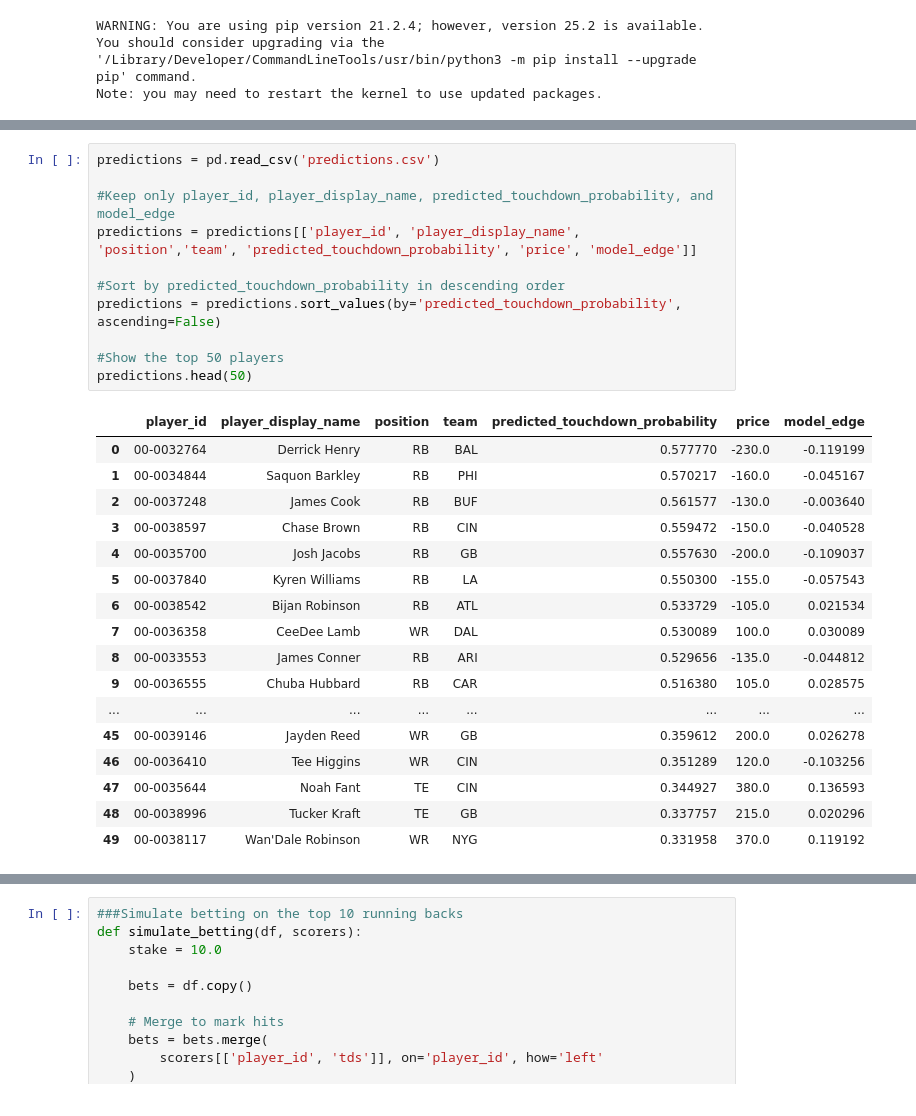
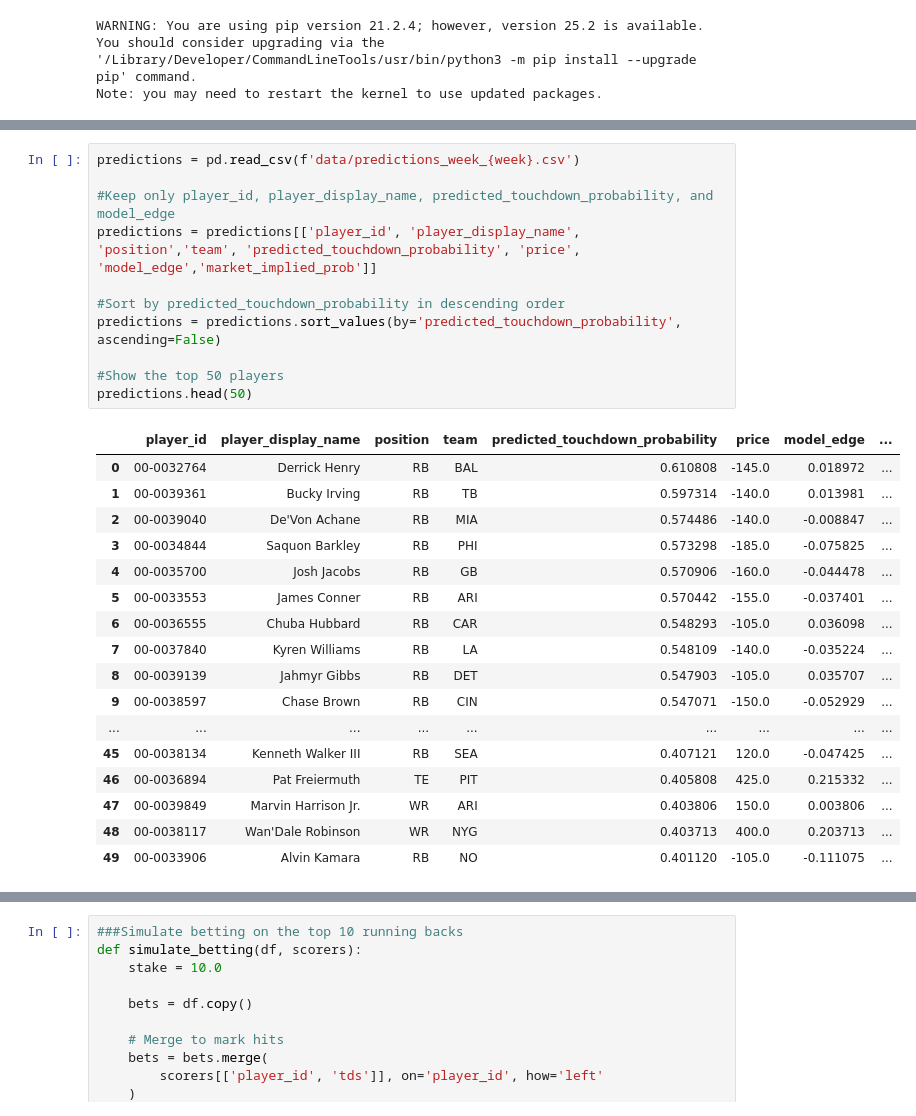
Before and after one commit to arysuri23/nfl_touchdown_model, a Jupyter notebook: evaluate.ipynb, the cells around one changed output, grey strips where cells are left out. Cells and saved outputs as stored; diff of their text form.

```diff
--- a/evaluate.ipynb
+++ b/evaluate.ipynb
@@ -68,34 +69,34 @@ Downcasting floats.
 | 48 | 00-0039361 | B.Irving | 1 |
 | 49 | 00-0039794 | B.Allen | 1 |
 # %%
-predictions = pd.read_csv('predictions.csv')
+predictions = pd.read_csv(f'data/predictions_week_{week}.csv')
 
 #Keep only player_id, player_display_name, predicted_touchdown_probability, and model_edge
-predictions = predictions[['player_id', 'player_display_name', 'position','team', 'predicted_touchdown_probability', 'price', 'model_edge']]
+predictions = predictions[['player_id', 'player_display_name', 'position','team', 'predicted_touchdown_probability', 'price', 'model_edge','market_implied_prob']]
 
 #Sort by predicted_touchdown_probability in descending order
 predictions = predictions.sort_values(by='predicted_touchdown_probability', ascending=False)
 
 #Show the top 50 players
 predictions.head(50)
 # %% [output]
-|  | player_id | player_display_name | position | team | predicted_touchdown_probability | price | model_edge |
-| 0 | 00-0032764 | Derrick Henry | RB | BAL | 0.577770 | -230.0 | -0.119199 |
-| 1 | 00-0034844 | Saquon Barkley | RB | PHI | 0.570217 | -160.0 | -0.045167 |
-| 2 | 00-0037248 | James Cook | RB | BUF | 0.561577 | -130.0 | -0.003640 |
-| 3 | 00-0038597 | Chase Brown | RB | CIN | 0.559472 | -150.0 | -0.040528 |
-| 4 | 00-0035700 | Josh Jacobs | RB | GB | 0.557630 | -200.0 | -0.109037 |
-| 5 | 00-0037840 | Kyren Williams | RB | LA | 0.550300 | -155.0 | -0.057543 |
-| 6 | 00-0038542 | Bijan Robinson | RB | ATL | 0.533729 | -105.0 | 0.021534 |
-| 7 | 00-0036358 | CeeDee Lamb | WR | DAL | 0.530089 | 100.0 | 0.030089 |
-| 8 | 00-0033553 | James Conner | RB | ARI | 0.529656 | -135.0 | -0.044812 |
-| 9 | 00-0036555 | Chuba Hubbard | RB | CAR | 0.516380 | 105.0 | 0.028575 |
-| ... | ... | ... | ... | ... | ... | ... | ... |
-| 45 | 00-0039146 | Jayden Reed | WR | GB | 0.359612 | 200.0 | 0.026278 |
-| 46 | 00-0036410 | Tee Higgins | WR | CIN | 0.351289 | 120.0 | -0.103256 |
-| 47 | 00-0035644 | Noah Fant | TE | CIN | 0.344927 | 380.0 | 0.136593 |
-| 48 | 00-0038996 | Tucker Kraft | TE | GB | 0.337757 | 215.0 | 0.020296 |
-| 49 | 00-0038117 | Wan'Dale Robinson | WR | NYG | 0.331958 | 370.0 | 0.119192 |
+|  | player_id | player_display_name | position | team | predicted_touchdown_probability | price | model_edge | ... |
+| 0 | 00-0032764 | Derrick Henry | RB | BAL | 0.610808 | -145.0 | 0.018972 | ... |
+| 1 | 00-0039361 | Bucky Irving | RB | TB | 0.597314 | -140.0 | 0.013981 | ... |
+| 2 | 00-0039040 | De'Von Achane | RB | MIA | 0.574486 | -140.0 | -0.008847 | ... |
+| 3 | 00-0034844 | Saquon Barkley | RB | PHI | 0.573298 | -185.0 | -0.075825 | ... |
+| 4 | 00-0035700 | Josh Jacobs | RB | GB | 0.570906 | -160.0 | -0.044478 | ... |
+| 5 | 00-0033553 | James Conner | RB | ARI | 0.570442 | -155.0 | -0.037401 | ... |
+| 6 | 00-0036555 | Chuba Hubbard | RB | CAR | 0.548293 | -105.0 | 0.036098 | ... |
+| 7 | 00-0037840 | Kyren Williams | RB | LA | 0.548109 | -140.0 | -0.035224 | ... |
+| 8 | 00-0039139 | Jahmyr Gibbs | RB | DET | 0.547903 | -105.0 | 0.035707 | ... |
+| 9 | 00-0038597 | Chase Brown | RB | CIN | 0.547071 | -150.0 | -0.052929 | ... |
+| ... | ... | ... | ... | ... | ... | ... | ... | ... |
+| 45 | 00-0038134 | Kenneth Walker III | RB | SEA | 0.407121 | 120.0 | -0.047425 | ... |
+| 46 | 00-0036894 | Pat Freiermuth | TE | PIT | 0.405808 | 425.0 | 0.215332 | ... |
+| 47 | 00-0039849 | Marvin Harrison Jr. | WR | ARI | 0.403806 | 150.0 | 0.003806 | ... |
+| 48 | 00-0038117 | Wan'Dale Robinson | WR | NYG | 0.403713 | 400.0 | 0.203713 | ... |
+| 49 | 00-0033906 | Alvin Kamara | RB | NO | 0.401120 | -105.0 | -0.111075 | ... |
 # %%
 # Join predictions with scorers: prefer player_id, else fall back to name
 if 'player_id' in scorers.columns:
```
Also changed, not shown: parts of 19 cells of this notebook, 10 other files.
